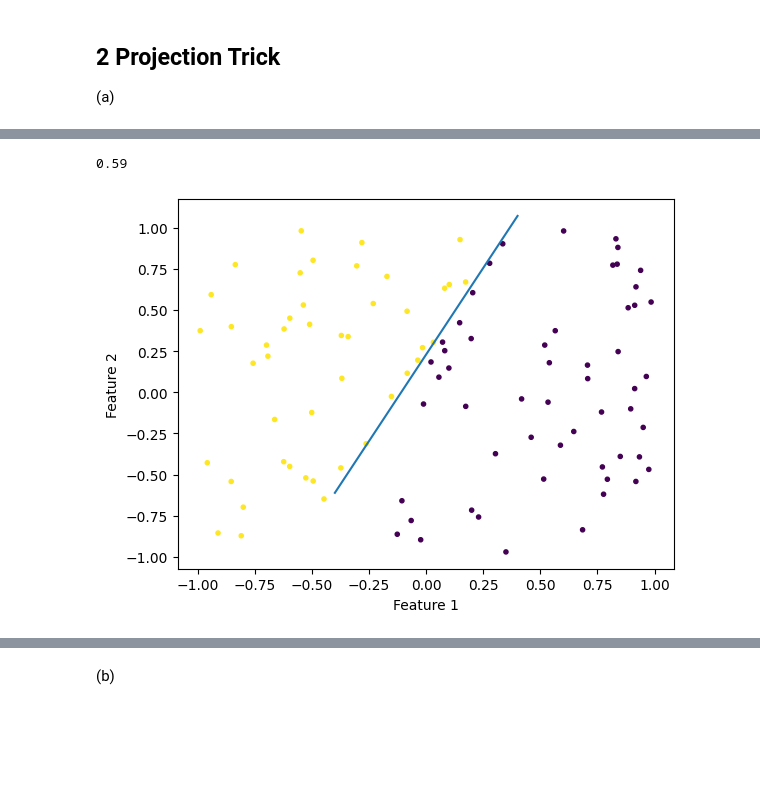
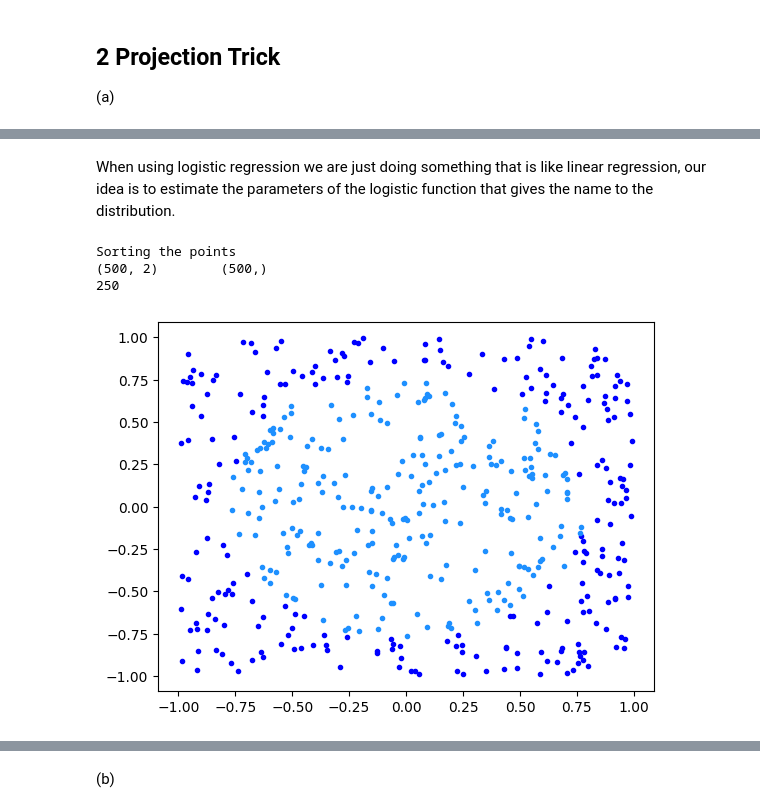
Before and after one commit to S3gmentati0nFault/machine-learning-physics, a Jupyter notebook: Sheet_3/sheet03.ipynb, the cells around one changed output, grey strips where cells are left out. Cells and saved outputs as stored; diff of their text form; code cells hidden in the pictures; blank space fills up the shorter version.

```diff
--- a/Sheet_3/sheet03.ipynb
+++ b/Sheet_3/sheet03.ipynb
@@ -4,6 +4,11 @@
 import numpy as np
 import matplotlib.pyplot as plt
 import torch
+from collections import namedtuple
+
+CONSTANTS = namedtuple('CONSTANTS', ['DEBUGGING'])
+
+constants = CONSTANTS(True)
 # %% [markdown]
 ## 2 Projection Trick
 
@@ -25,25 +16,39 @@ plt.show()
-# %%
-from sklearn.linear_model import LogisticRegression
-from sklearn.model_selection import train_test_split
-from sklearn.metrics import accuracy_score
-
-# TODO: fit logistic regression
-x_train, x_test, y_train, y_test = train_test_split(xy, labels, test_size = 0.2)
-fitted_estimator = LogisticRegression(solver="liblinear").fit(x_train, y_train)
-
-# TODO: compute the accuracy
-y_pred = fitted_estimator.predict(x_test)
-accuracy = accuracy_score(y_test, y_pred)
-print(accuracy)
-
-# TODO: visualize the decision boundary
-y = lambda x: -fitted_estimator.coef_[0][0]/fitted_estimator.coef_[0][1]*x - fitted_estimator.intercept_[0]/fitted_estimator.coef_[0][1]
-plt.plot(np.linspace(-0.4,0.4,1000),y(np.linspace(-0.4,0.4,1000)))
-test_data = np.hsplit(x_test, 2)
-plt.scatter(test_data[0],test_data[1], marker=".",c=y_pred)
-plt.xlabel("Feature 1")
-plt.ylabel("Feature 2")
-plt.show()
-# %% [output]
-0.59
-[figure, removed]
+# %% [markdown]
+When using logistic regression we are just doing something that is like linear regression, our idea is to estimate the parameters of the logistic function that gives the name to the distribution.
+# %%
+# Load the data
+points = np.load('data03/data2d.npy')
+labels = np.load('data03/labels.npy')
+
+
+# Preprocessing
+print("Sorting the points")
+if constants.DEBUGGING:
+    print(str(np.shape(points)) + "\t" + str(np.shape(labels)))
+
+sorted_indices = np.argsort(labels)
+sorted_points = points[sorted_indices]
+sorted_labels = labels[sorted_indices]
+
+X_points = sorted_points[:, 0]
+Y_points = sorted_points[:, 1]
+
+first_one_position = np.where(sorted_labels == 1)[0][0]
+if constants.DEBUGGING:
+    print(first_one_position)
+
+X_points_label_one = X_points[first_one_position:]
+X_points_label_zero = X_points[:first_one_position]
+Y_points_label_one = Y_points[first_one_position:]
+Y_points_label_zero = Y_points[:first_one_position]
+
+
+# Plot the data
+plt.scatter(X_points_label_zero, Y_points_label_zero, c="blue", marker=".")
+plt.scatter(X_points_label_one, Y_points_label_one, c="dodgerblue", marker=".")
+plt.show()
+# %% [output]
+Sorting the points
+(500, 2)        (500,)
+250
+[figure, added]
```
Also changed, not shown: parts of 14 cells of this notebook.
